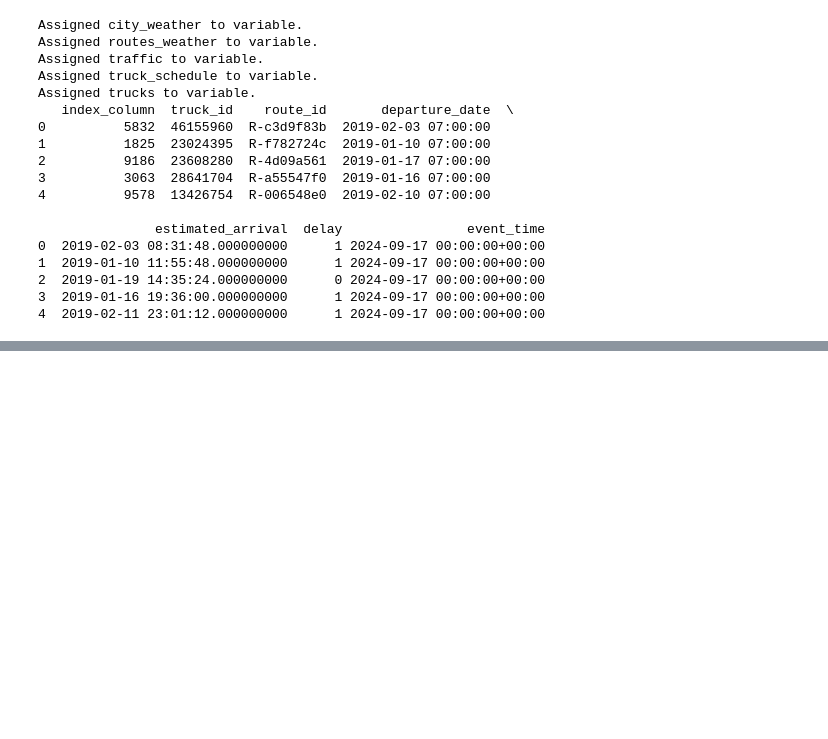
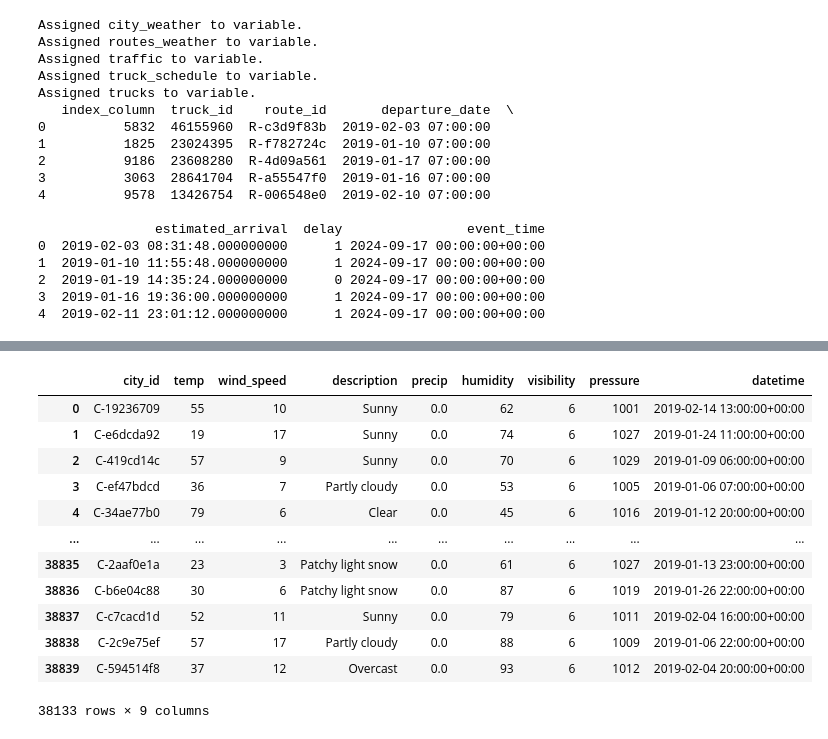
Before and after one commit to radhalpk/Truck_delay, a Jupyter notebook: notebooks/merging.ipynb, the cells around one changed output, grey strips where cells are left out. Cells and saved outputs as stored; diff of their text form; code cells hidden in the pictures; blank space fills up the shorter version.

```diff
--- a/notebooks/merging.ipynb
+++ b/notebooks/merging.ipynb
@@ -248,0 +235,12 @@ feature_group_data_cleaned['city_weather']
+# %%
+#code to drop the unnecessary columns in the city_weather dataframe
+# List of columns to drop
+columns_to_drop = ['chanceofrain', 'chanceoffog', 'chanceofsnow', 'chanceofthunder']
+
+# Drop the specified columns from the city_weather DataFrame
+city_weather.drop(columns=columns_to_drop, inplace=True)
+routes_weather.drop(columns=columns_to_drop, inplace=True)
+
+# Display the updated DataFrame
+city_weather.head()
+routes_weather.head()
@@ -248,0 +254,16 @@ feature_group_data_cleaned['city_weather']
+# %%
+city_weather
+# %% [output]
+|  | city_id | temp | wind_speed | description | precip | humidity | visibility | pressure | datetime |
+| 0 | C-19236709 | 55 | 10 | Sunny | 0.0 | 62 | 6 | 1001 | 2019-02-14 13:00:00+00:00 |
+| 1 | C-e6dcda92 | 19 | 17 | Sunny | 0.0 | 74 | 6 | 1027 | 2019-01-24 11:00:00+00:00 |
+| 2 | C-419cd14c | 57 | 9 | Sunny | 0.0 | 70 | 6 | 1029 | 2019-01-09 06:00:00+00:00 |
+| 3 | C-ef47bdcd | 36 | 7 | Partly cloudy | 0.0 | 53 | 6 | 1005 | 2019-01-06 07:00:00+00:00 |
+| 4 | C-34ae77b0 | 79 | 6 | Clear | 0.0 | 45 | 6 | 1016 | 2019-01-12 20:00:00+00:00 |
+| ... | ... | ... | ... | ... | ... | ... | ... | ... | ... |
+| 38835 | C-2aaf0e1a | 23 | 3 | Patchy light snow | 0.0 | 61 | 6 | 1027 | 2019-01-13 23:00:00+00:00 |
+| 38836 | C-b6e04c88 | 30 | 6 | Patchy light snow | 0.0 | 87 | 6 | 1019 | 2019-01-26 22:00:00+00:00 |
+| 38837 | C-c7cacd1d | 52 | 11 | Sunny | 0.0 | 79 | 6 | 1011 | 2019-02-04 16:00:00+00:00 |
+| 38838 | C-2c9e75ef | 57 | 17 | Partly cloudy | 0.0 | 88 | 6 | 1009 | 2019-01-06 22:00:00+00:00 |
+| 38839 | C-594514f8 | 37 | 12 | Overcast | 0.0 | 93 | 6 | 1012 | 2019-02-04 20:00:00+00:00 |
+38133 rows × 9 columns
```
Also changed, not shown: parts of 69 cells of this notebook.
